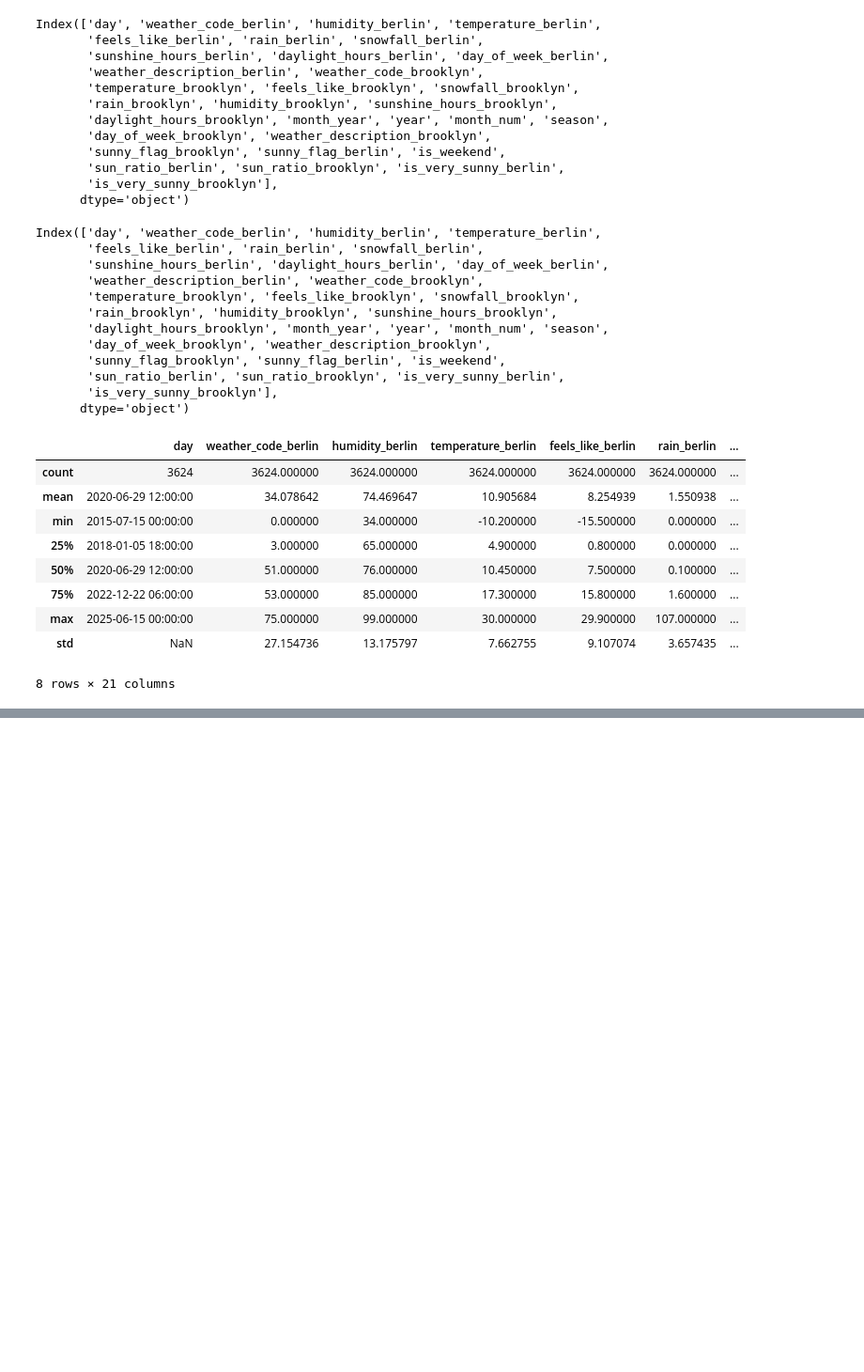
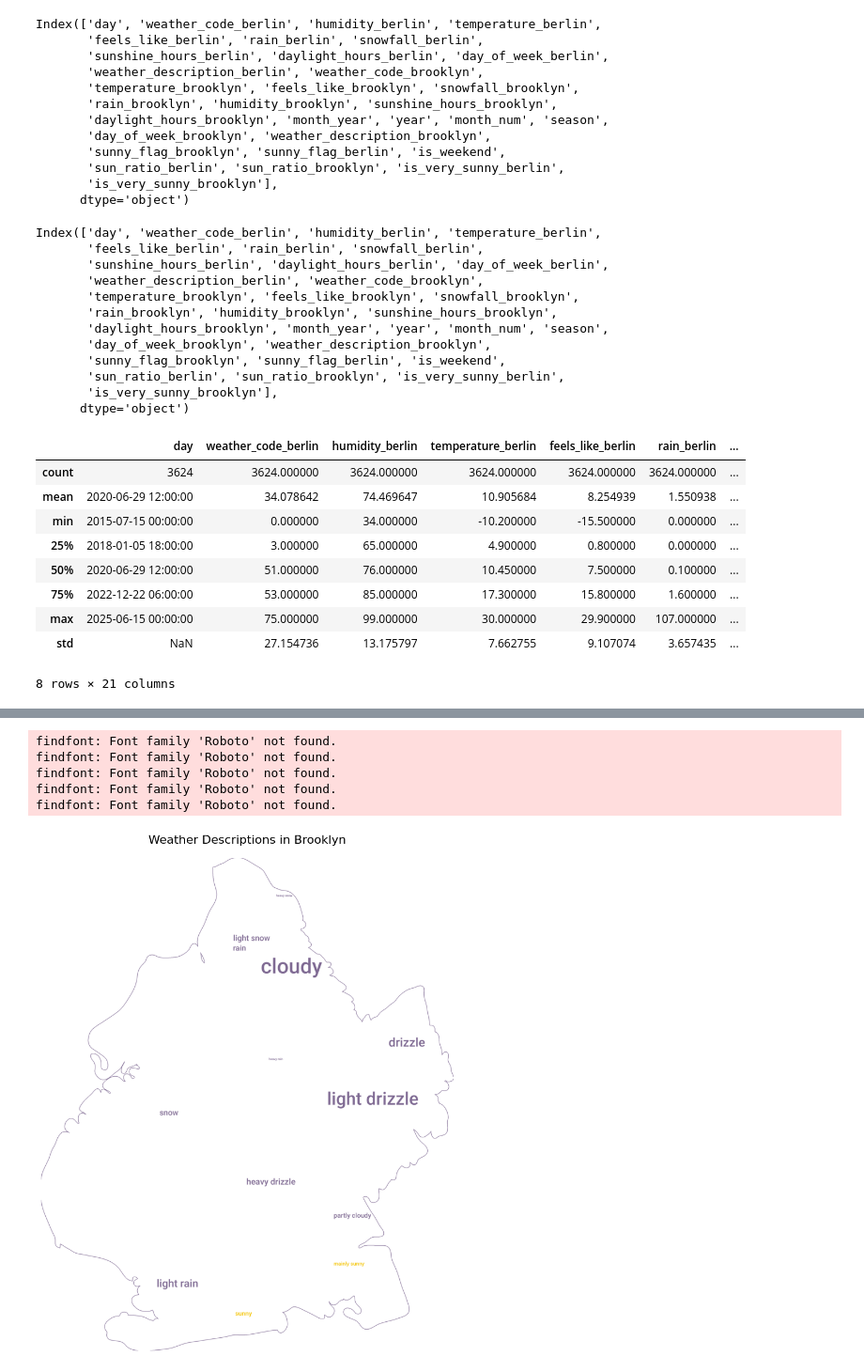
Before and after one commit to helenawittlich/berlin-brooklyn-weather, a Jupyter notebook: weather_analysis.ipynb, the cells around one changed output, grey strips where cells are left out. Shown at 94% size. Saved outputs shown, nothing was run; the diff lists cells and outputs as text; code cells hidden in the pictures; blank space fills up the shorter version.

```diff
--- a/weather_analysis.ipynb
+++ b/weather_analysis.ipynb
@@ -430,0 +466,45 @@ plt.show()
+# %%
+# Load mask image
+cloud_mask = np.array(Image.open("brooklyn.png").convert("L"))
+
+# Font path (adjust as needed for your system)
+font_path = "/Library/Fonts/Roboto-Medium.ttf"  # slightly bolder than Regular
+
+# Custom color function
+def sun_color_func(word, font_size, position, orientation, random_state=None, **kwargs):
+    if 'sun' in word.lower():
+        return "#F5C400"  # bright yellow
+    else:
+        return "#7F6A93"  # more visible violet-grey
+
+# Create the word cloud
+wordcloud = WordCloud(
+    width=1000,
+    height=1000,
+    background_color='white',
+    mask=cloud_mask,
+    contour_color="#7F6A93",   # slightly darker outline
+    contour_width=2,
+    font_path=font_path,
+    color_func=sun_color_func,
+    prefer_horizontal=0.8,
+    max_words=250,
+    max_font_size=140,
+    random_state=42,
+    scale=1
+).generate_from_frequencies(word_counts)
+
+# Plot
+plt.figure(figsize=(10, 10))
+plt.imshow(wordcloud, interpolation='bilinear')
+plt.axis('off')
+plt.title("Weather Descriptions in Brooklyn", fontsize=16, fontname="Roboto", pad=20)
+plt.tight_layout()
+plt.show()
+# %% [output]
+findfont: Font family 'Roboto' not found.
+findfont: Font family 'Roboto' not found.
+findfont: Font family 'Roboto' not found.
+findfont: Font family 'Roboto' not found.
+findfont: Font family 'Roboto' not found.
+[figure, added]
```
Also changed, not shown: parts of 6 cells of this notebook, 9 other files.
